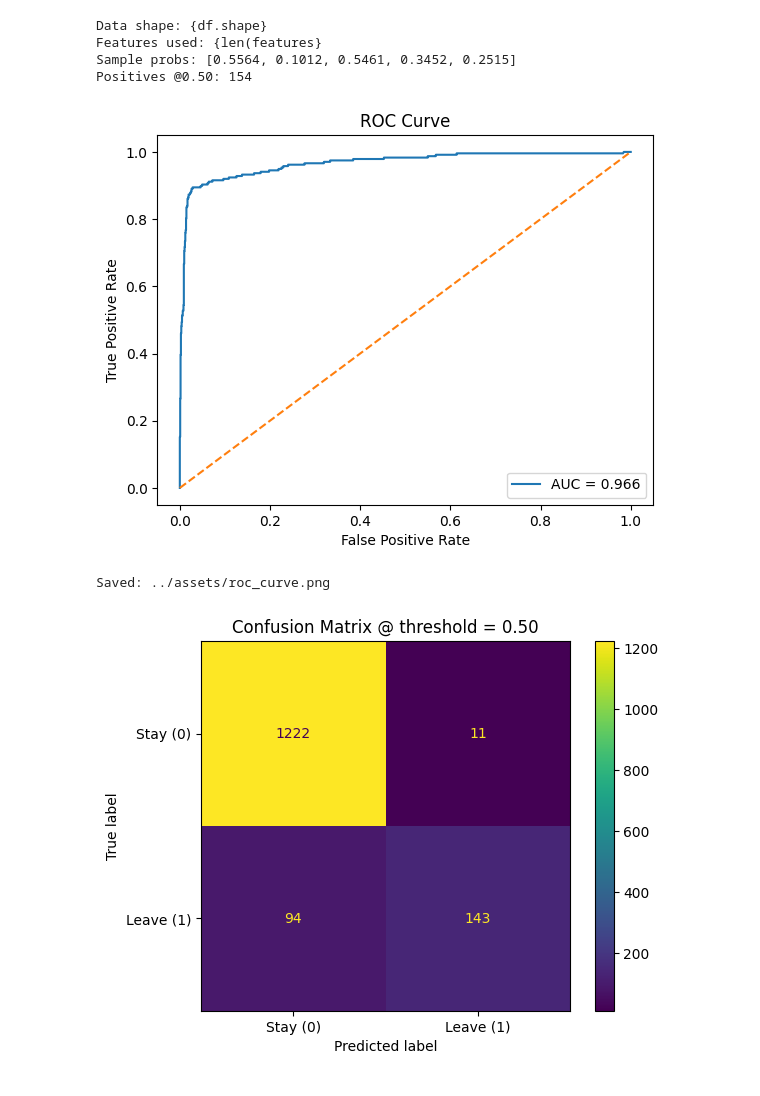
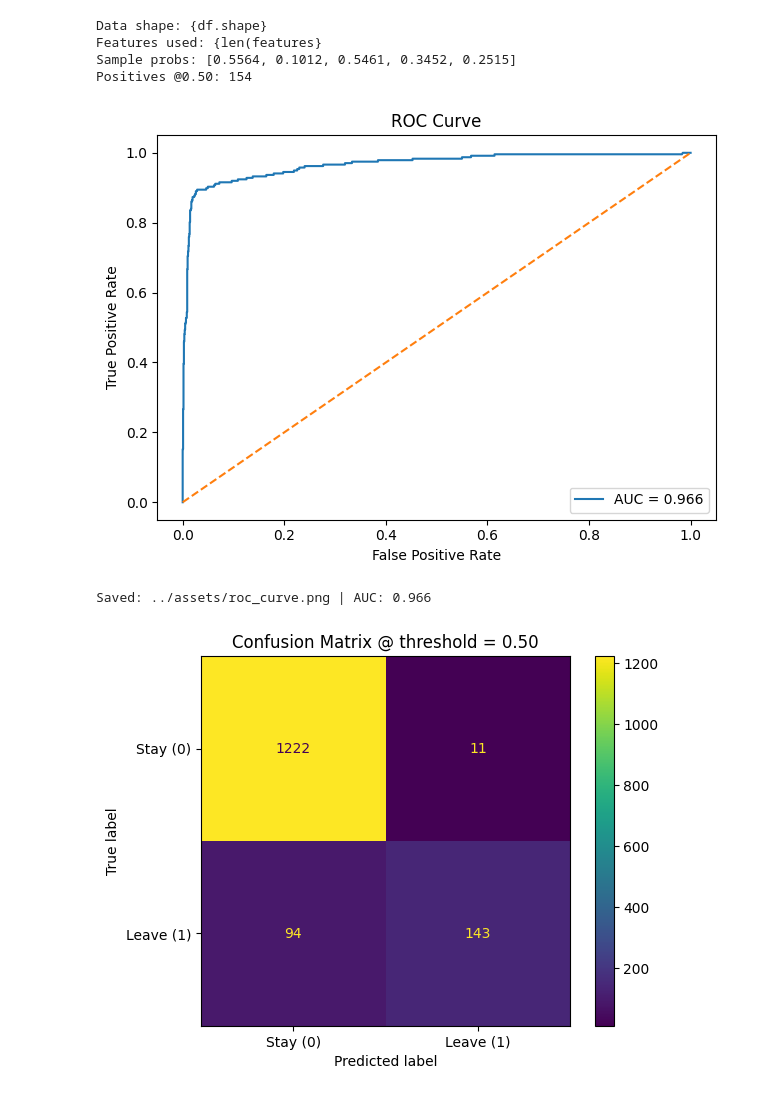
Before and after one commit to agodahdev/AttriSight, a Jupyter notebook: jupyter_notebooks/04_evaluate_and_release.ipynb, the cells around one changed output. Saved outputs shown, nothing was run; the diff lists cells and outputs as text; code cells hidden in the pictures.

Commit message:
nb04 - update export roc curve image with tight layout

```diff
--- a/jupyter_notebooks/04_evaluate_and_release.ipynb
+++ b/jupyter_notebooks/04_evaluate_and_release.ipynb
@@ -65,26 +65,27 @@ Features used: {len(features}
 Sample probs: [0.5564, 0.1012, 0.5461, 0.3452, 0.2515]
 Positives @0.50: 154
 # %%
-# ROC Curve
+# ROC curve
 fpr, tpr, _ = roc_curve(y_true, y_prob)
 auc = roc_auc_score(y_true, y_prob)
 
-plt.figure()
-plt.plot(fpr, tpr, label=f"AUC = {auc:.3f}")
-plt.plot([0, 1], [0, 1], "--")
-plt.xlabel("False Positive Rate")
-plt.ylabel("True Positive Rate")
-plt.title("ROC Curve")
-plt.legend(loc="lower right")
+fig, ax = plt.subplots()
+ax.plot(fpr, tpr, label=f"AUC = {auc:.3f}")
+ax.plot([0, 1], [0, 1], "--")
+ax.set_xlabel("False Positive Rate")
+ax.set_ylabel("True Positive Rate")
+ax.set_title("ROC Curve")
+ax.legend(loc="lower right")
+fig.tight_layout()
 
 out_path = ASSETS / "roc_curve.png"
 plt.savefig(out_path, dpi=150, bbox_inches="tight")
 plt.show()
 
-print("Saved:", out_path)
+print("Saved:", out_path, "| AUC:", round(float(auc), 3))
 # %% [output]
-[figure, old version]
+[figure, new version]
-Saved: ../assets/roc_curve.png
+Saved: ../assets/roc_curve.png | AUC: 0.966
 # %%
 # Confusion Matrix at threshold 0.50
 cm = confusion_matrix(y_true, y_pred, labels=[0, 1])
```
Also changed, not shown: 1 other file.
